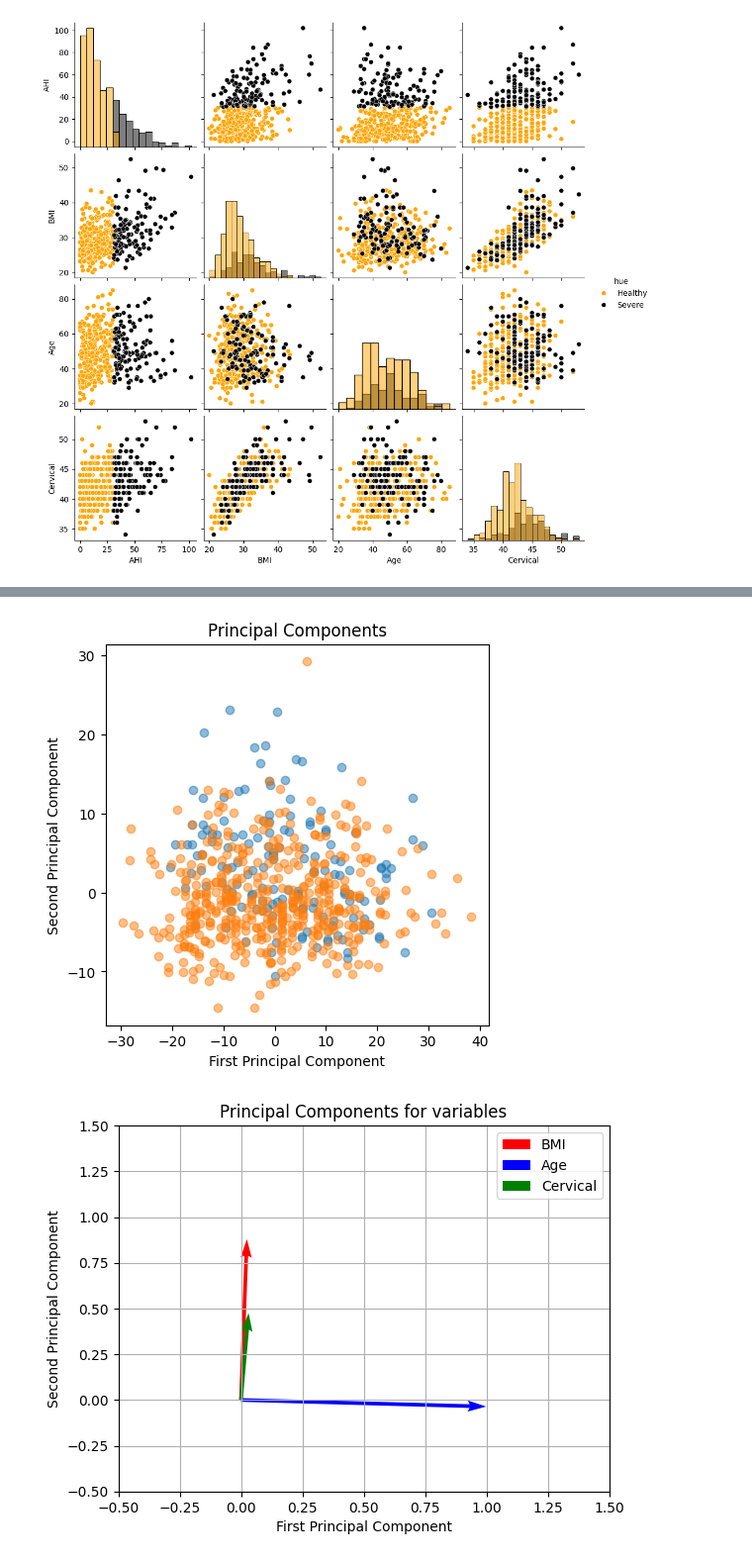
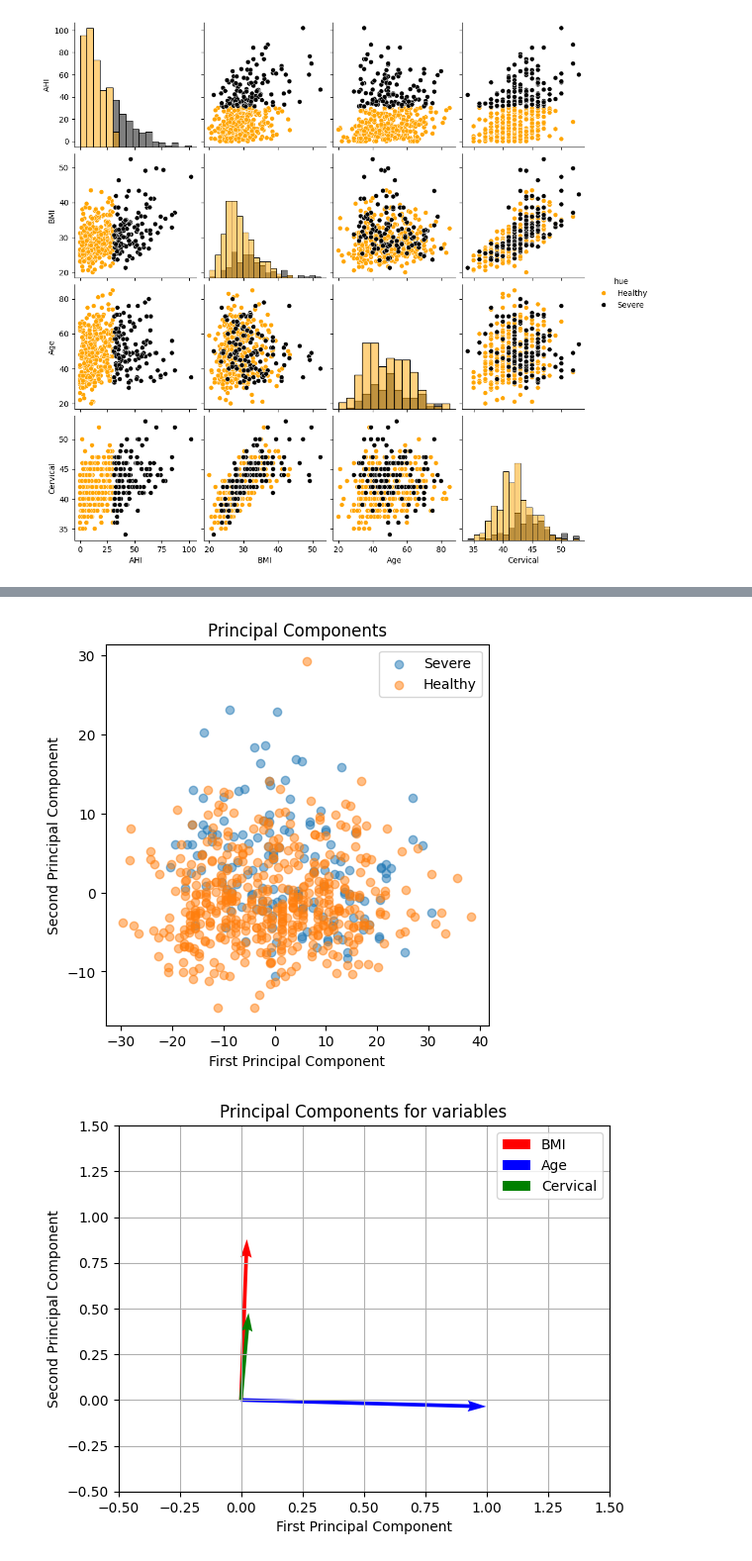
Before and after one commit to Parlows/OSA_study_case, a Jupyter notebook: 02-EDA.ipynb, the cells around one changed output, grey strips where cells are left out. Shown at 99% size. Drawn from its saved outputs; the diff is of its cells as text; code cells hidden in the pictures.

Commit message:
Added legends to PCA scatter plots

```diff
--- a/02-EDA.ipynb
+++ b/02-EDA.ipynb
@@ -328,16 +325,17 @@ healthy_PC = transformed_data[df_OSA["AHI"] <= 30]
 # %%
 # Plot transformed data for severe and healthy cases
 plt.figure(figsize=(5, 5))
 
-plt.scatter(severe_PC[:, 0], severe_PC[:, 1], alpha=0.5)
-plt.scatter(healthy_PC[:, 0], healthy_PC[:, 1], alpha=0.5)
+plt.scatter(severe_PC[:, 0], severe_PC[:, 1], alpha=0.5, label="Severe")
+plt.scatter(healthy_PC[:, 0], healthy_PC[:, 1], alpha=0.5, label="Healthy")
 plt.title('Principal Components')
 plt.xlabel("First Principal Component")
 plt.ylabel("Second Principal Component")
+plt.legend()
 
 plt.show()
 # %% [output]
-[figure, old version]
+[figure, new version]
 # %%
 BMI_PC = pca.components_[:,0]
 Age_PC = pca.components_[:,1]
```
Also changed, not shown: parts of 3 cells of this notebook.
